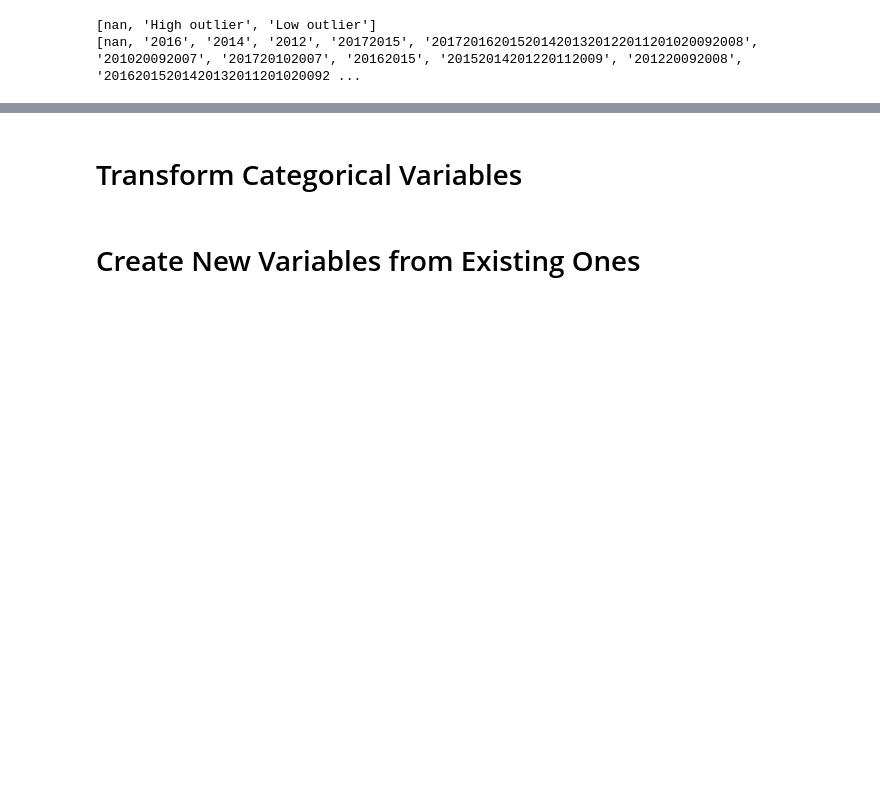
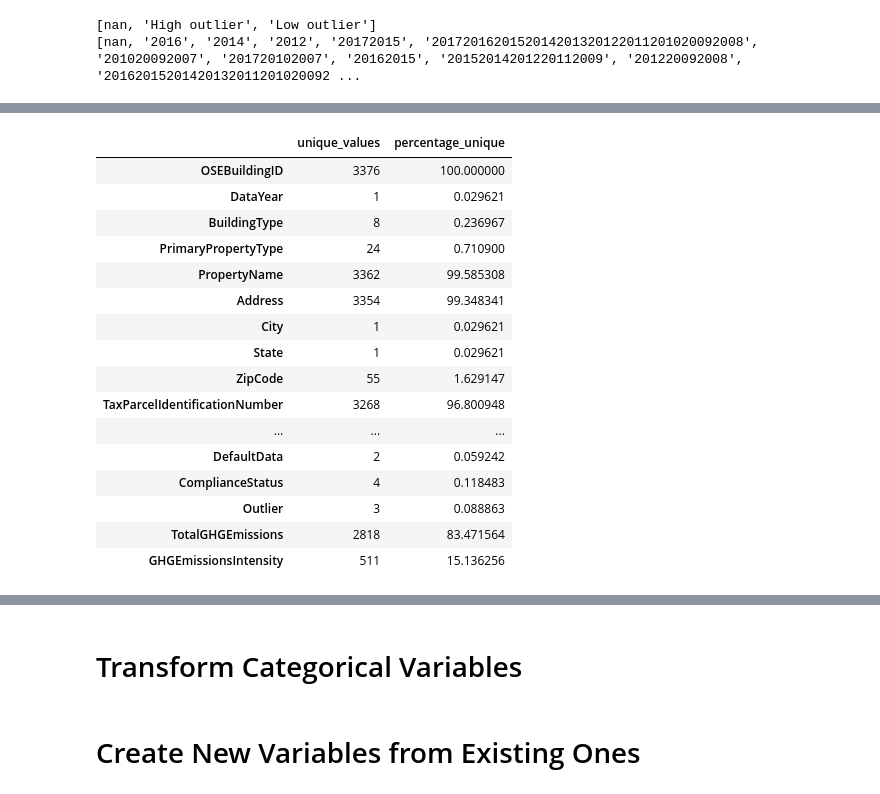
Before and after one commit to amaye15/OpenClassroom--Machine-Learning-Engineer, a Jupyter notebook: P3/P3.ipynb, the cells around one changed output, grey strips where cells are left out. Cells and saved outputs as stored; diff of their text form; code cells hidden in the pictures; blank space fills up the shorter version.

```diff
--- a/P3/P3.ipynb
+++ b/P3/P3.ipynb
@@ -105,0 +164,44 @@ df["YearsENERGYSTARCertified"] = count_years(df["YearsENERGYSTARCertified"])
+# %%
+def unique_percentage(df: pd.DataFrame) -> pd.DataFrame:
+    """
+    Function to calculate the unique values and the percentage of unique values for each column in the given dataframe.
+
+    Args:
+    - df (pd.DataFrame): Input dataframe
+
+    Returns:
+    - pd.DataFrame: A dataframe with columns 'unique_values' and 'percentage_unique' for each column in the input dataframe.
+    """
+    # Calculate unique values for each column
+    unique_counts = df.nunique()
+
+    # Calculate percentage of unique values for each column
+    percentage_unique = (unique_counts / len(df)) * 100
+
+    # Prepare a dataframe to return the results
+    result_df = pd.DataFrame({
+        'unique_values': unique_counts,
+        'percentage_unique': percentage_unique
+    })
+
+    return result_df
+# %%
+unique_percentage(df)
+# %% [output]
+|  | unique_values | percentage_unique |
+| OSEBuildingID | 3376 | 100.000000 |
+| DataYear | 1 | 0.029621 |
+| BuildingType | 8 | 0.236967 |
+| PrimaryPropertyType | 24 | 0.710900 |
+| PropertyName | 3362 | 99.585308 |
+| Address | 3354 | 99.348341 |
+| City | 1 | 0.029621 |
+| State | 1 | 0.029621 |
+| ZipCode | 55 | 1.629147 |
+| TaxParcelIdentificationNumber | 3268 | 96.800948 |
+| ... | ... | ... |
+| DefaultData | 2 | 0.059242 |
+| ComplianceStatus | 4 | 0.118483 |
+| Outlier | 3 | 0.088863 |
+| TotalGHGEmissions | 2818 | 83.471564 |
+| GHGEmissionsIntensity | 511 | 15.136256 |
```
Also changed, not shown: parts of 13 cells of this notebook.
